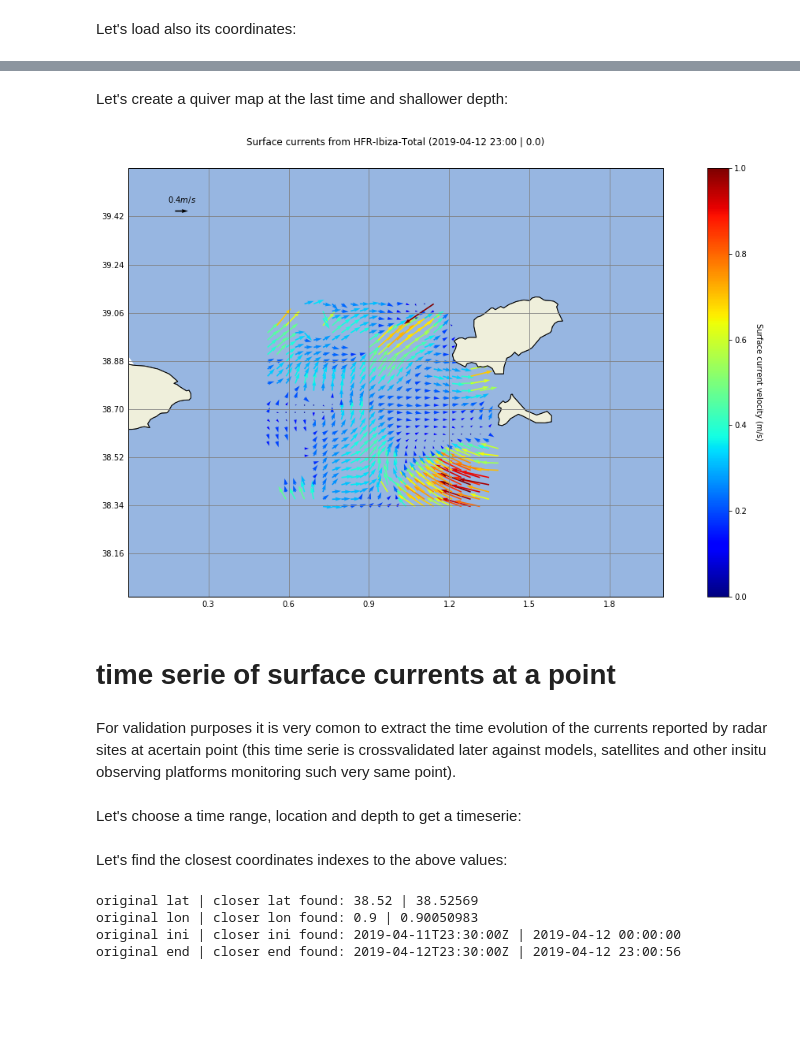
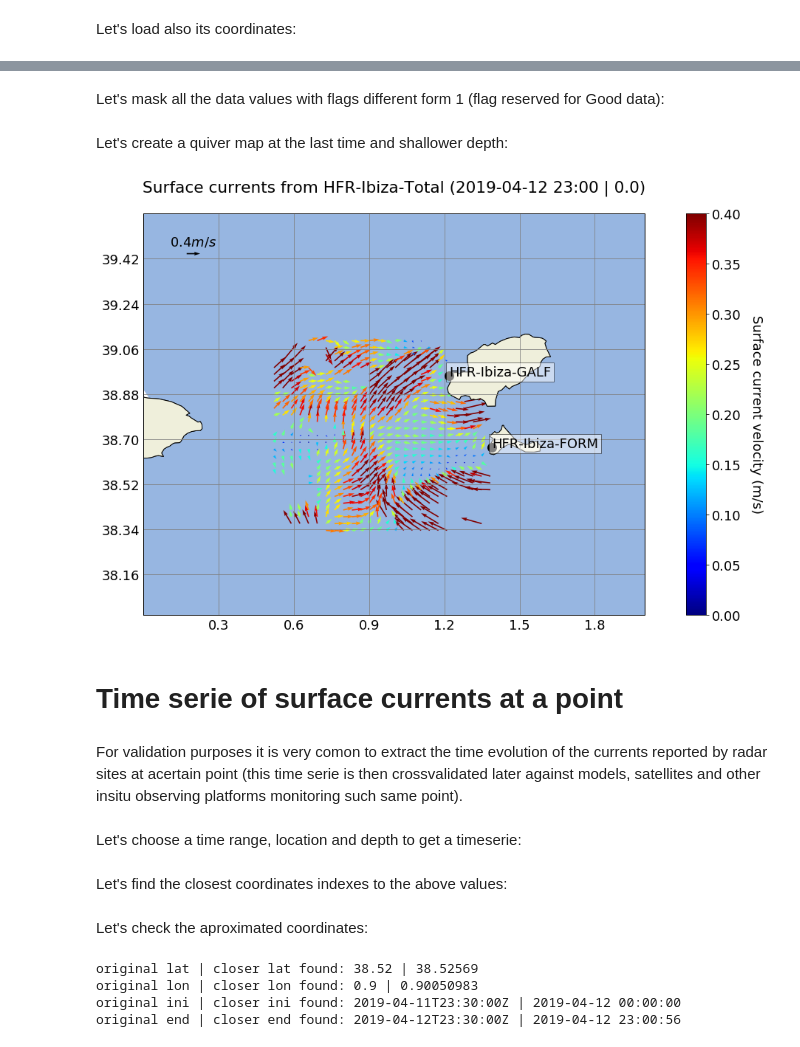
Before and after one commit to CopernicusMarineInsitu/INSTACTraining-Phase2UPDATE, a Jupyter notebook: PythonNotebooks/workshops/201905_lisbon/notebooks/cmemsInSitu_hfradars.ipynb, the cells around one changed output, grey strips where cells are left out. Saved outputs shown, nothing was run; the diff lists cells and outputs as text; code cells hidden in the pictures; blank space fills up the shorter version.

```diff
--- a/PythonNotebooks/workshops/201905_lisbon/notebooks/cmemsInSitu_hfradars.ipynb
+++ b/PythonNotebooks/workshops/201905_lisbon/notebooks/cmemsInSitu_hfradars.ipynb
@@ -13,9 +13,8 @@ import collections
 import netCDF4 #conda install netCDF4
 import cartopy #conda install cartopy
 import cf_units #conda install -c conda-forge cf_units
-from isodate import parse_duration #conda install isodate
 import cartopy.feature as cfeature
-plt.rcParams.update({'font.size': 16})
+plt.rcParams.update({'font.size': 18})
 # %% [markdown]
 <ul><b>Warning!</b>: Some of the packages will need a prior installation. A clear indication of this will be the see a <i style="color:red">ModuleNotFoundError: No module named '{module name}}'</i> when running the next cell.<br>
 For each package throwing this error, please open first the Anaconda Powershell Prompt and run the installing command specified after the '#' next to the package.</ul>
@@ -136,0 +139,2 @@ times = ds['TIME']
+# %%
+QCflag = ds['QCflag']
@@ -137,3 +145,8 @@ times = ds['TIME']
+# %% [markdown]
+Let's mask all the data values with flags different form 1 (flag reserved for Good data):
+# %%
+U_QC1 = np.ma.masked_where(QCflag[:]!=1, U[:])
+V_QC1 = np.ma.masked_where(QCflag[:]!=1, V[:])
 # %% [markdown]
 Let's create a quiver map at the last time and shallower depth:
 # %%
@@ -142,38 +155,47 @@ depth=0
 # %%
 plt.figure(figsize=(20, 10))
 
 #map initialization (projection, costallines, gridlines, bounds...)
 ax = plt.axes(projection=cartopy.crs.PlateCarree())
 ax.coastlines(resolution='10m')
 gl = ax.gridlines(draw_labels=True,color='grey')
 gl.xlabels_top = False
 gl.ylabels_right = False
 ax.set_extent([0,2,39.6,38])
 
+#locating HF-radar antennas
+antennas = []
+for item,lat,lon in zip(ds['SCDT'][0,:],ds['SLTT'][0,:],ds['SLNT'][0,:]):
+    antenna = (item).tostring().decode('utf-8').rstrip('\x00')
+    if antenna not in antennas:
+        antennas.append(antenna)
+        plt.plot(lon, lat, color='k',marker='o', markersize=12, transform=cartopy.crs.PlateCarree())
+        ax.text(lon, lat, antenna,horizontalalignment='left', transform=cartopy.crs.PlateCarree(), bbox=dict(facecolor='white', alpha=0.5))
+
 #map features (land & ocean)
 land = cfeature.NaturalEarthFeature('physical', 'land', '10m',edgecolor='face',facecolor=cfeature.COLORS['land'])
 ax.add_feature(land, zorder=1,edgecolor='black')
 ax.add_feature(cartopy.feature.OCEAN, zorder=0)
 
 #quiver plot (set vectors, colormaps and colorbars)
-uvnorm = (U[time,depth,:,:]*U[time,depth,:,:] + V[time,depth,:,:]*V[time,depth,:,:])**0.5
-norm = colors.Normalize(vmin=0, vmax=1)
-Q=ax.quiver(lons, lats, U[time,depth,:,:],V[time,depth,:,:],uvnorm,transform=cartopy.crs.PlateCarree(), cmap='jet', norm=norm)
+uvnorm = (U_QC1[time,depth,:,:]*U_QC1[time,depth,:,:] + V_QC1[time,depth,:,:]*V_QC1[time,depth,:,:])**0.5
+norm = colors.Normalize(vmin=0, vmax=0.4)
+Q=ax.quiver(lons, lats, U_QC1[time,depth,:,:],V_QC1[time,depth,:,:],uvnorm,transform=cartopy.crs.PlateCarree(), cmap='jet', norm=norm)
 ax.quiverkey(Q, 0.1, 0.9, 0.4, r'$0.4 m/s$',fontproperties={'weight': 'bold'})
 sm = plt.cm.ScalarMappable(cmap='jet',norm=norm)
 sm._A = []
-plt.colorbar(sm,ax=ax).ax.set_ylabel('Surface current velocity (m/s)', rotation=270, labelpad=20)
+plt.colorbar(sm,ax=ax).ax.set_ylabel('Surface current velocity (m/s)', rotation=270, labelpad=30)
 
 #plot title
 times = cf_units.num2date(ds['TIME'], ds['TIME'].units, cf_units.CALENDAR_JULIAN)
 plt.title('Surface currents from '+ds.platform_code+' ('+times[time].strftime("%Y-%m-%d %H:%M")+' | '+str(depths[depth])+')', pad=30)
 plt.show()
 # %% [output]
-[figure, old version]
+[figure, new version]
 # %% [markdown]
-<h1>time serie of surface currents at a point</h1>
+<h1>Time serie of surface currents at a point</h1>
 # %% [markdown]
-For validation purposes it is very comon to extract the time evolution of the currents reported by radar sites at acertain point (this time serie is crossvalidated later against models, satellites and other insitu observing platforms monitoring such very same point).<br><br>
+For validation purposes it is very comon to extract the time evolution of the currents reported by radar sites at acertain point (this time serie is then crossvalidated later against models, satellites and other insitu observing platforms monitoring such same point).<br><br>
 Let's choose a time range, location and depth to get a timeserie:
 # %%
 lat,lon = [38.52,0.9] #set any other location
@@ -192,6 +214,8 @@ closer_lat_idx = (np.abs(lat - lats[:])).argmin()
 closer_lon_idx = (np.abs(lon - lons[:])).argmin()
 closer_time_ini_index = (np.abs(datetime_ini - ds['TIME'])).argmin()
 closer_time_end_index = (np.abs(datetime_end - ds['TIME'])).argmin()
+# %% [markdown]
+Let's check the aproximated coordinates:
 # %%
 print('original lat | closer lat found: '+str(lat)+' | '+str(lats[closer_lat_idx]))
 print('original lon | closer lon found: '+str(lon)+' | '+str(lons[closer_lon_idx]))
```
Also changed, not shown: parts of 15 cells of this notebook, 1 other file.
